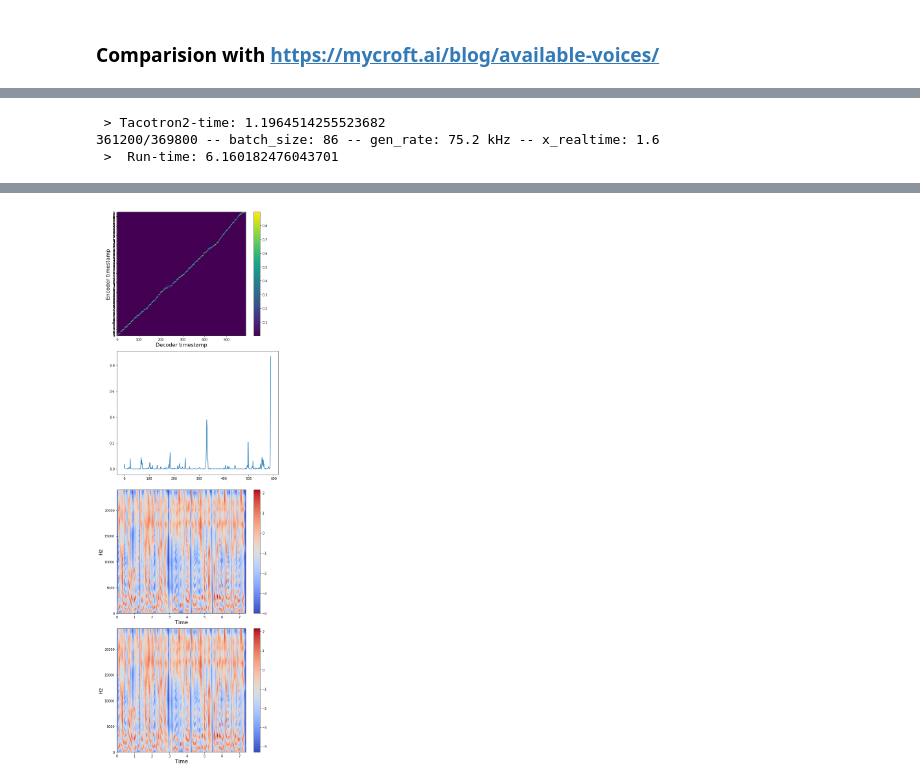
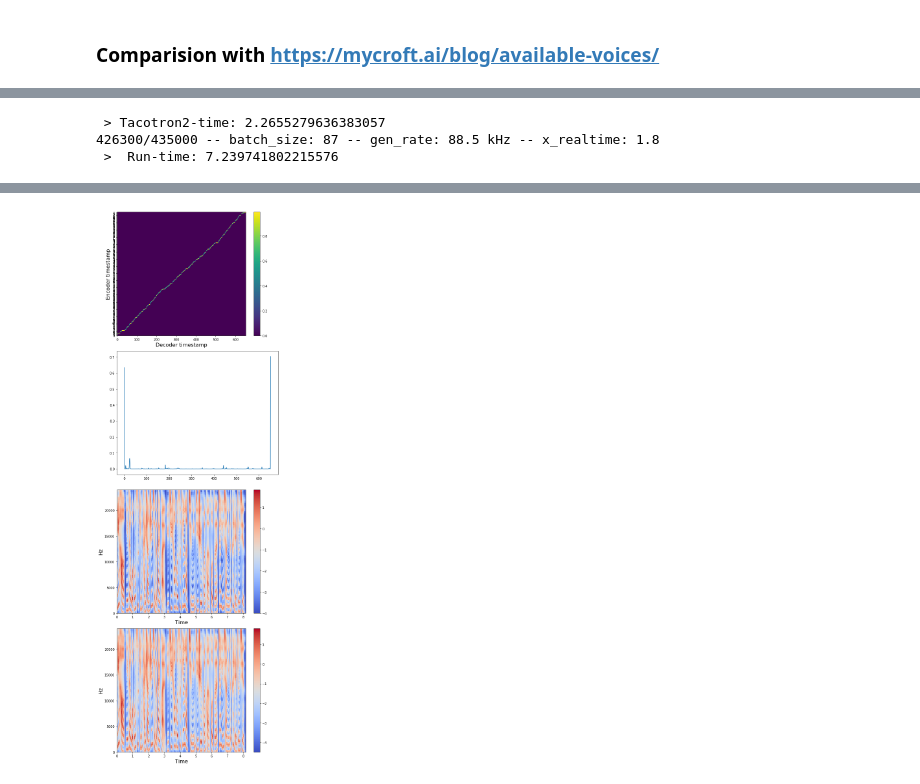
Before and after one commit to puppyapple/WaveRNN, a Jupyter notebook: notebooks/Benchmark.ipynb, the cells around one changed output, grey strips where cells are left out. Drawn from its saved outputs; the diff is of its cells as text; code cells hidden in the pictures.

```diff
--- a/notebooks/Benchmark.ipynb
+++ b/notebooks/Benchmark.ipynb
@@ -79,9 +77,9 @@ def tts(model, text, CONFIG, use_cuda, ap, ap_vocoder, use_gl, figures=True):
     ap.save_wav(waveform, out_path)
     return alignment, mel_postnet_spec, stop_tokens, waveform
 # %%
-def tts2(model, text, CONFIG, use_cuda, ap, ap_vocoder, use_gl, figures=False, target=3000, overlap=500):
+def tts2(model, text, CONFIG, use_cuda, ap, ap_vocoder, use_gl, figures=False, target=3000, overlap=500, create_gl=False):
     t_1 = time.time()
-    alignment, mel_spec, mel_postnet_spec, stop_tokens = synthesis2(model, text, CONFIG, use_cuda, ap, speaker_id, False, CONFIG.enable_eos_bos_chars, do_trim_silence=False)
+    wave_gl, alignment, mel_spec, mel_postnet_spec, stop_tokens = synthesis2(model, text, CONFIG, use_cuda, ap, speaker_id, False, CONFIG.enable_eos_bos_chars, do_trim_silence=False, create_gl=create_gl)
     if CONFIG.model == "Tacotron" and not use_gl:
         # coorect the normalization differences b/w TTS and the Vocoder.
         mel_postnet_spec = ap.out_linear_to_mel(mel_postnet_spec.T).T
@@ -94,6 +92,8 @@ def tts2(model, text, CONFIG, use_cuda, ap, ap_vocoder, use_gl, figures=False, t
     print("\n >  Run-time: {}".format(time.time() - t_1))
     if figures:
         visualize(alignment, mel_postnet_spec, stop_tokens, text, ap.hop_length, CONFIG, mel_spec)
+    if create_gl:
+        IPython.display.display(Audio(wave_gl, rate=CONFIG.audio['sample_rate']))
     IPython.display.display(Audio(waveform, rate=CONFIG.audio['sample_rate']))
     os.makedirs(OUT_FOLDER, exist_ok=True)
     file_name = text.replace(" ", "_").replace(".","") + ".wav"
@@ -102,22 +102,24 @@ def tts2(model, text, CONFIG, use_cuda, ap, ap_vocoder, use_gl, figures=False, t
     return alignment, mel_postnet_spec, stop_tokens, waveform
 # %%
 # Set constants
-ROOT_PATH = '../../TTS/output/Biaobei-November-29-2019_07+21AM-649312f/'
+# new Biaobei-December-11-2019_08+24AM-536ef91
+# old Biaobei-November-29-2019_07+21AM-649312f
+ROOT_PATH = '../../TTS/output/Biaobei-December-11-2019_08+24AM-536ef91/'
 MODEL_PATH = ROOT_PATH + '/best_model.pth.tar'
 CONFIG_PATH = '../../TTS/config.json'
 OUT_FOLDER = '../output/benchmark_samples/'
 CONFIG = load_config(CONFIG_PATH)
-VOCODER_MODEL_PATH = "../output/WaveRNN-December-05-2019_03+41PM-7c52874/model_checkpoints/best_model.pth.tar"
+VOCODER_MODEL_PATH = "../output/WaveRNN-December-12-2019_05+43PM-e8886be/model_checkpoints/best_model.pth.tar"
 VOCODER_CONFIG_PATH = "../config.json"
 VOCODER_CONFIG = load_config(VOCODER_CONFIG_PATH)
 use_cuda = True
 
 # Set some config fields manually for testing
 CONFIG.windowing = False
-CONFIG.prenet_dropout = False
+CONFIG.prenet_dropout = True
 CONFIG.separate_stopnet = True
-CONFIG.use_forward_attn = False
-CONFIG.forward_attn_mask = False
+CONFIG.use_forward_attn = True
+CONFIG.forward_attn_mask = True
 CONFIG.stopnet = True
 
 # Set the vocoder
@@ -231,12 +251,12 @@ if use_gl == False:
 # %%
 model.eval()
-model.decoder.max_decoder_steps = 2000
+model.decoder.max_decoder_steps = 3000
 speaker_id = None
-sentence =  "nin2 hao3, nin2 zai4 wo3 gong1 si1 ping2 tai2 shang4 shen1 qing3 de5 dai4 kuan3 yi3 jing1 yu2 qi1 si4 tian1 le5. qing3 nin2 ji2 shi2 huan2 kuan3, fou3 ze2 jiang1 ying2 xiang3 nin2 de5 ge4 ren2 zheng1 xin4"
-align, spec, stop_tokens, wav = tts2(model, sentence, CONFIG, use_cuda, ap, ap_vocoder, use_gl=use_gl, figures=True, target=4000, overlap=150)
+sentence =  "nin2 hao3, nin2 zai4 wo3 gong1 si1 ping2 tai2 shang4 shen1 qing3 de5 dai4 kuan3, yu2 qi1 chao1 guo4 si4 tian1 le5, qing3 nin2 ji2 shi2 huan2 kuan3, fou3 ze2, jiang1 ying2 xiang3 nin2 de5 ge4 ren2 zheng1 xin4."
+align, spec, stop_tokens, wav = tts2(model, sentence, CONFIG, use_cuda, ap, ap_vocoder, use_gl=use_gl, figures=True, target=4000, overlap=500, create_gl=False)
 # %% [output]
- > Tacotron2-time: 1.1964514255523682
-361200/369800 -- batch_size: 86 -- gen_rate: 75.2 kHz -- x_realtime: 1.6
- >  Run-time: 6.160182476043701
+ > Tacotron2-time: 2.2655279636383057
+426300/435000 -- batch_size: 87 -- gen_rate: 88.5 kHz -- x_realtime: 1.8
+ >  Run-time: 7.239741802215576
 [interactive output not drawn]
-[figure, old version]
+[figure, new version]
```
Also changed, not shown: parts of 6 cells of this notebook, 6 other files.
